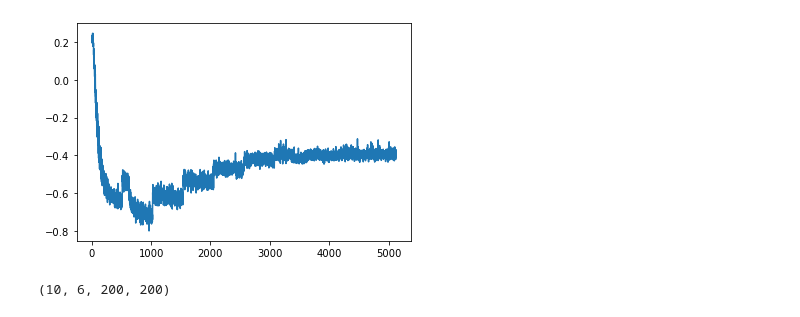
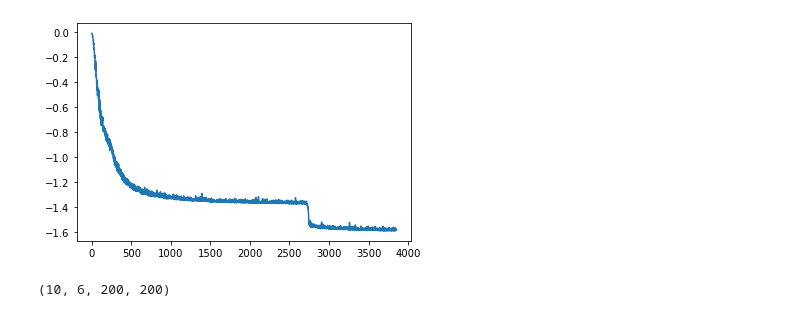
Before and after one commit to Max-Manning/autoregunsupseg, a Jupyter notebook: notebooks/Check_model.ipynb, the cells around one changed output. Drawn from its saved outputs; the diff is of its cells as text; code cells hidden in the pictures.

```diff
--- a/notebooks/Check_model.ipynb
+++ b/notebooks/Check_model.ipynb
@@ -1,22 +1,22 @@
 # %%
 import os, sys
 currentdir = os.path.dirname(os.getcwd())
 sys.path.append(currentdir)
 
 import numpy as np
 import matplotlib.pyplot as plt
 
 import os, sys
 currentdir = os.path.dirname(os.getcwd())
 sys.path.append(currentdir)
 
-loss = np.load('../losses_03.npy')
+loss = np.load('../losses_01.npy')
 
 plt.figure()
 plt.plot(loss)
 plt.show()
 # %% [output]
-[figure, old version]
+[figure, new version]
 # %%
 import torch
 from model import ARSegmentationNet
```
Also changed, not shown: parts of 2 cells of this notebook, 3 other files.
